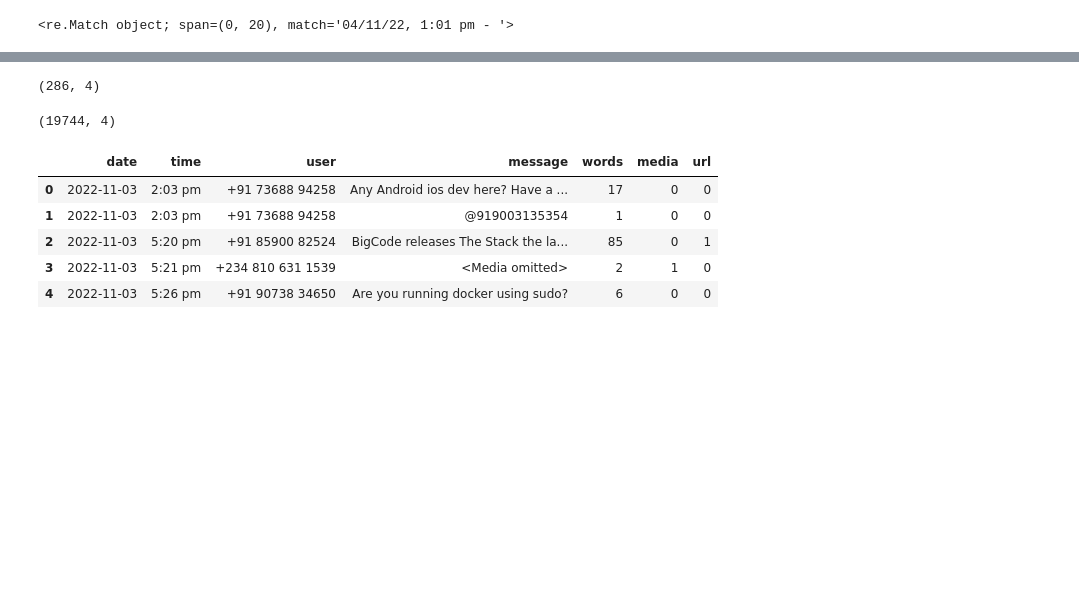
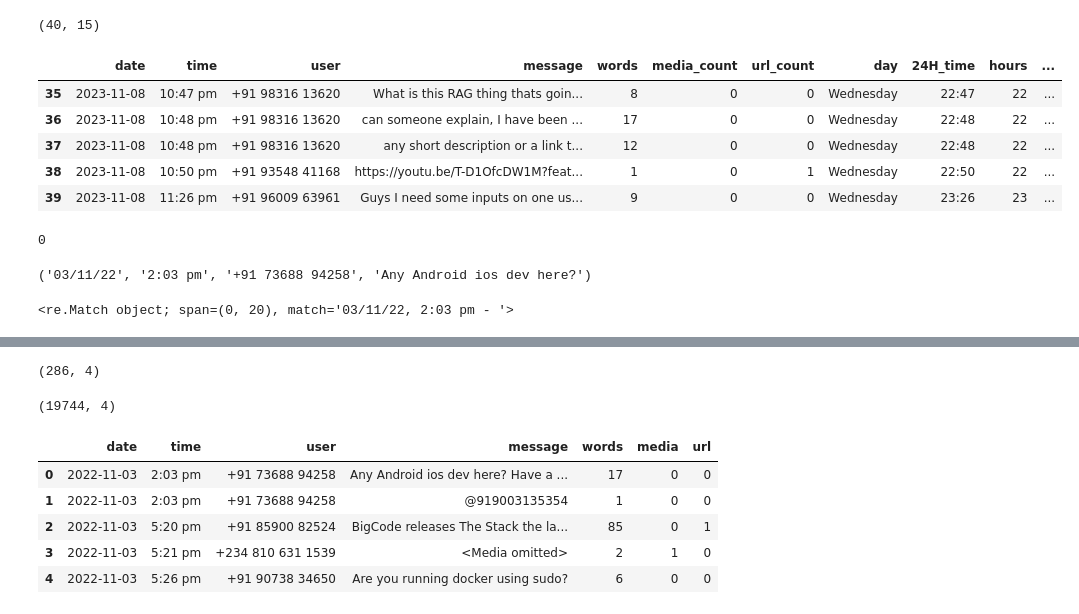
Before and after one commit to ronylpatil/chatInsights, a Jupyter notebook: doc/en/manual_test.ipynb, the cells around one changed output, grey strips where cells are left out. Cells and saved outputs as stored; diff of their text form; code cells hidden in the pictures; blank space fills up the shorter version.

```diff
--- a/doc/en/manual_test.ipynb
+++ b/doc/en/manual_test.ipynb
@@ -5,23 +165,52 @@ from datetime import datetime
+# %%
+df = _transformData(r'E:/MLOps/ChatInsights/tests/test_data/chat4.txt')
+df.shape
+# %% [output]
+(40, 15)
+# %%
+df.tail()
+# %% [output]
+|  | date | time | user | message | words | media_count | url_count | day | 24H_time | hours | ... |
+| 35 | 2023-11-08 | 10:47 pm | +91 98316 13620 | What is this RAG thing thats goin... | 8 | 0 | 0 | Wednesday | 22:47 | 22 | ... |
+| 36 | 2023-11-08 | 10:48 pm | +91 98316 13620 | can someone explain, I have been ... | 17 | 0 | 0 | Wednesday | 22:48 | 22 | ... |
+| 37 | 2023-11-08 | 10:48 pm | +91 98316 13620 | any short description or a link t... | 12 | 0 | 0 | Wednesday | 22:48 | 22 | ... |
+| 38 | 2023-11-08 | 10:50 pm | +91 93548 41168 | https://youtu.be/T-D1OfcDW1M?feat... | 1 | 0 | 1 | Wednesday | 22:50 | 22 | ... |
+| 39 | 2023-11-08 | 11:26 pm | +91 96009 63961 | Guys I need some inputs on one us... | 9 | 0 | 0 | Wednesday | 23:26 | 23 | ... |
+# %%
+df.isnull().sum().sum()
+# %% [output]
+0
 # %%
 URLPATTERN = r'(https?://\S+)'
 MEDIAPATTERN = r'<Media omitted>'
+# %%
+def _fetchMessages(line: str) -> tuple:
+    splitLine = line.split(" - ")
+    dateTime = splitLine[0]
+    date, time = dateTime.split(", ")
+    message = " ".join(splitLine[1:])
+    if _findAuthor(message):
+        splitMessage = message.split(": ")
+        author = splitMessage[0]
+        message = " ".join(splitMessage[1:])
+    else:
+        author = None
+
+    return date, time, author, message
+
+_fetchMessages("03/11/22, 2:03 pm - +91 73688 94258: Any Android ios dev here?")
+# %% [output]
+('03/11/22', '2:03 pm', '+91 73688 94258', 'Any Android ios dev here?')
 # %%
-# extract date-time pattern from chat
-def _startsWithDateAndTime(s):
-    # regex pattern for date.
-    # pattern = '^([0-9]+)(\/)([0-9]+)(\/)([0-9][0-9]), ([0-9]+):([0-9][0-9]) (AM|PM) -'
-    pattern = '^([0-9][0-9])(\/)([0-9][0-9])(\/)([0-9][0-9]), ([0-9]+):([0-9][0-9]) (am|pm) - '
+def _startsWithDateAndTime(s: str) :
+    pattern = r"^([0-9]+)(\/)([0-9]+)(\/)([0-9][0-9]), ([0-9]+):([0-9][0-9]) (am|pm) - "
 
     result = re.match(pattern, s)
     if result:
         return result
     return False
+
+_startsWithDateAndTime("03/11/22, 2:03 pm - +91 73688 94258: Any Android ios dev here?")
+# %% [output]
+<re.Match object; span=(0, 20), match='03/11/22, 2:03 pm - '>
-# %%
-msg1 = """04/11/22, 1:01 pm - +91 70457 73858: I have a query. Assume that I have created a .txt file in my laptop's D drive & the file is containing some statistical formulas. After that I logged in my github account & uploaded that .txt file to a specific repository folder. Next day I opened my laptop's D drive & made some changes & edits in the .txt folder. Now what I have to do is.. Again logged into my github account and delete the old .txt file from the repository folder  & again upload the newly edited .txt file to the github repository folder from my laptop's D drive manually.
-Is there any way that if I am doing any changes to my laptop's D drive's .txt file then automatically the edit will get reflected to the uploaded github repository folder .txt file.
-Is there any automatic kind of process ???"""
-
-_startsWithDateAndTime(msg1)
-# %% [output]
-<re.Match object; span=(0, 20), match='04/11/22, 1:01 pm - '>
 # %%
```
Also changed, not shown: parts of 14 cells of this notebook.
